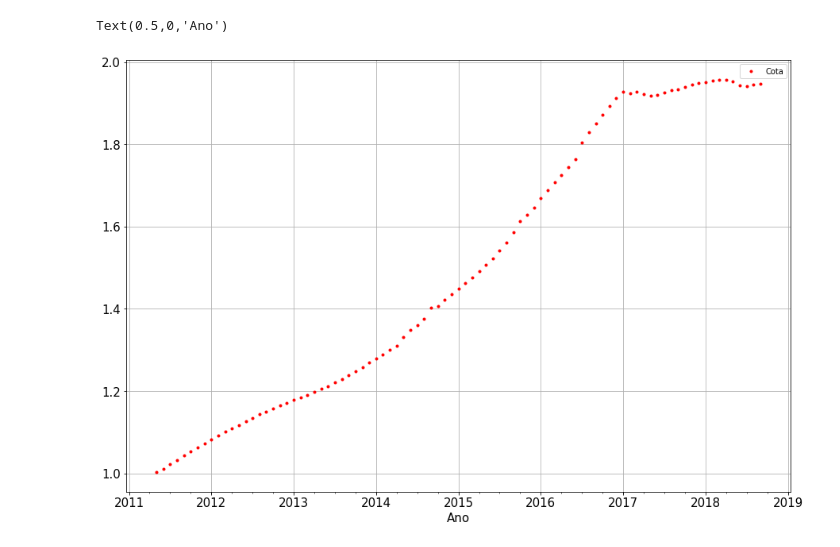
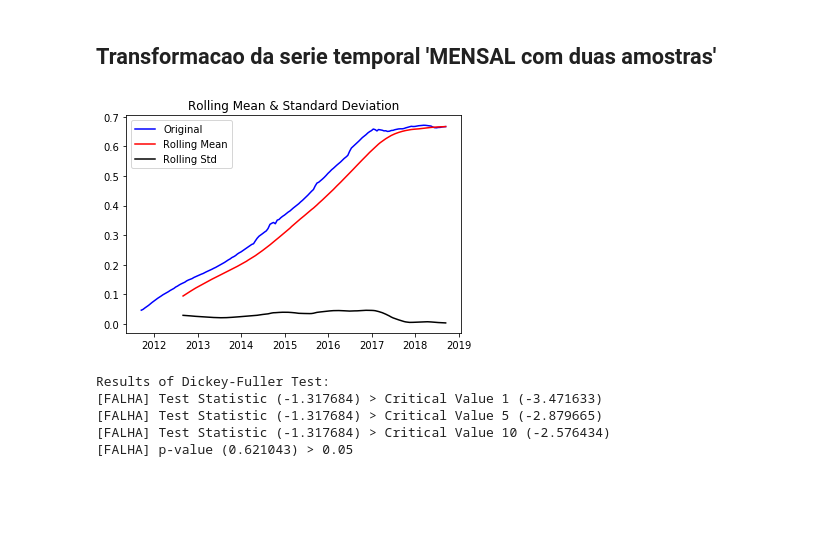
Before and after one commit to jorgealmeidajr/tcc-senai-timeseries, a Jupyter notebook: src/timeseries02-arima.ipynb, the cells around one changed output. Saved outputs shown, nothing was run; the diff lists cells and outputs as text; code cells hidden in the pictures; blank space fills up the shorter version.

```diff
--- a/src/timeseries02-arima.ipynb
+++ b/src/timeseries02-arima.ipynb
@@ -12,9 +16,3 @@ import timeseries
 
 import matplotlib.pyplot as plt
 %matplotlib inline
-# %%
-timeseries02_daily = data.load_timeseries02_daily()
-
-timeseries02_daily.plot(figsize=(15, 10), linewidth=2, fontsize=15, style='b.')
-plt.grid(True)
-plt.xlabel('Ano', fontsize=15)
@@ -24,9 +19,2 @@ Text(0.5,0,'Ano')
-# %%
-timeseries02_monthly = data.load_timeseries02_monthly()
-
-timeseries02_monthly.plot(figsize=(15, 10), linewidth=2, fontsize=15, style='r.')
-plt.grid(True)
-plt.xlabel('Ano', fontsize=15)
-# %% [output]
-Text(0.5,0,'Ano')
-[figure, removed]
+# %% [markdown]
+## Transformacao da serie temporal 'MENSAL com duas amostras'
@@ -32,0 +26,14 @@ Text(0.5,0,'Ano')
+# %%
+ts_transform = timeseries.ts_transform1(ts)
+
+#timeseries.plot_timeserie(ts_transform['ts_log']) # primeira transformacao
+#timeseries.plot_timeserie(ts_transform['ts_log_diff']) # segunda transformacao
+# %%
+timeseries.check_stationarity(ts_transform['ts_log'], window=24)
+# %% [output]
+[figure, added]
+Results of Dickey-Fuller Test:
+[FALHA] Test Statistic (-1.317684) > Critical Value 1 (-3.471633)
+[FALHA] Test Statistic (-1.317684) > Critical Value 5 (-2.879665)
+[FALHA] Test Statistic (-1.317684) > Critical Value 10 (-2.576434)
+[FALHA] p-value (0.621043) > 0.05
```
Also changed, not shown: parts of 29 cells of this notebook, 3 other files.
